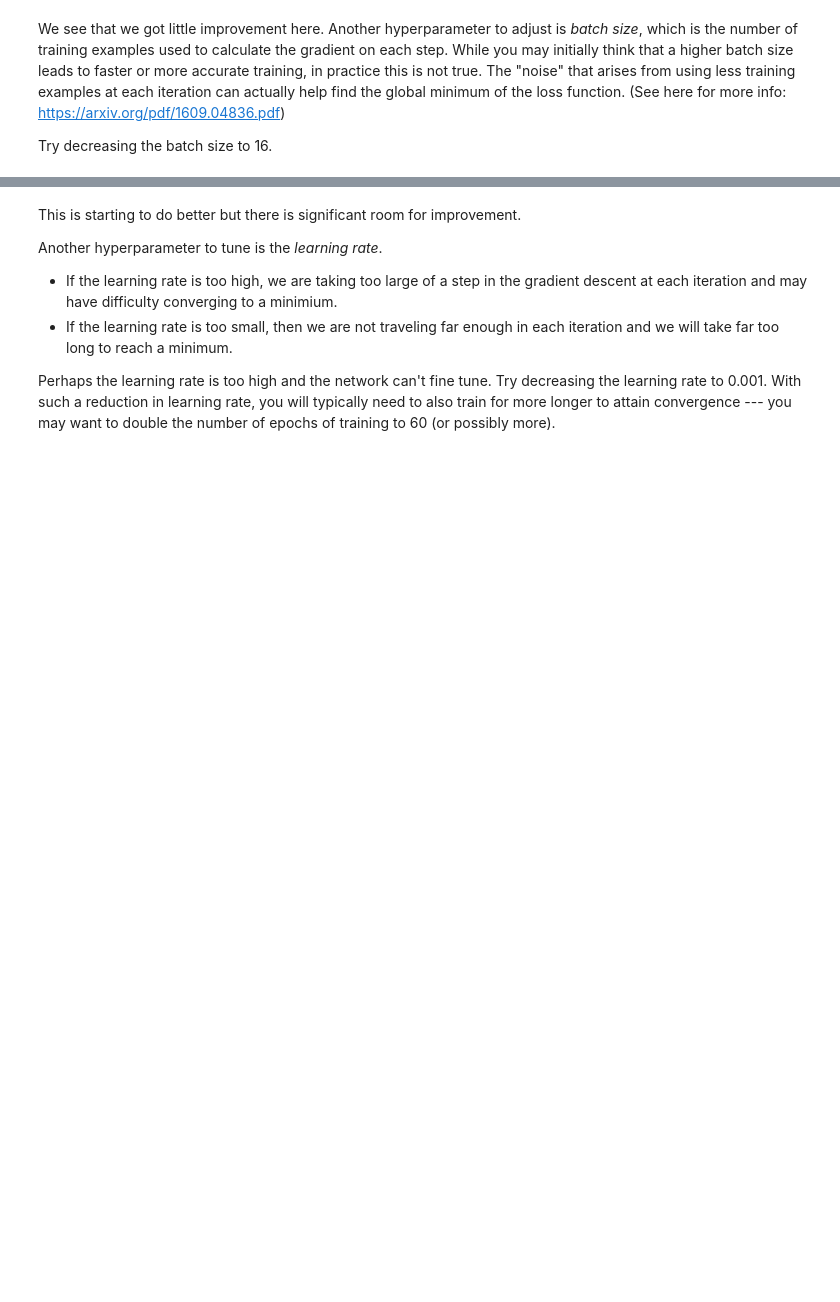
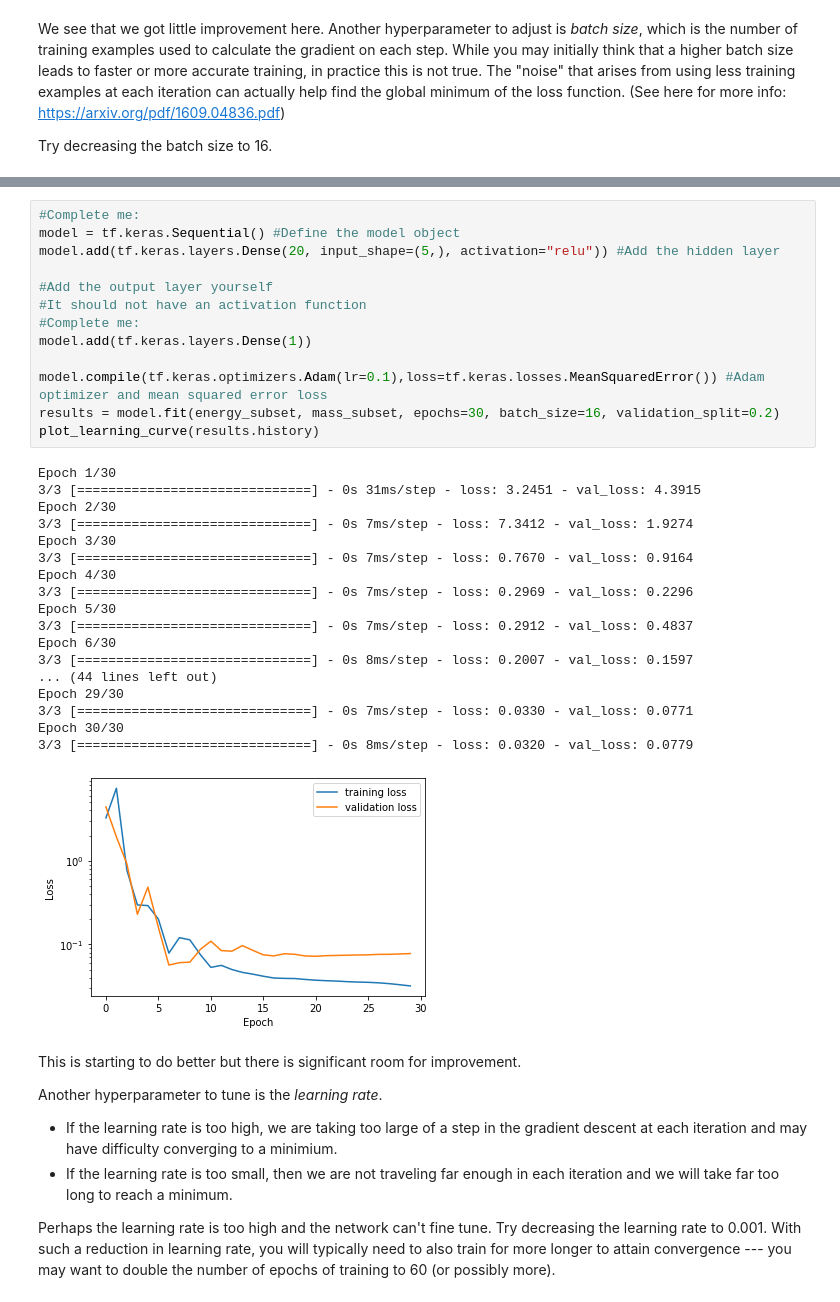
Before and after one commit to iishiishii/MachineLearnECT, a Jupyter notebook: Day 6/hw.ipynb, the cells around one changed output, grey strips where cells are left out. Cells and saved outputs as stored; diff of their text form; blank space fills up the shorter version.

```diff
--- a/Day 6/hw.ipynb
+++ b/Day 6/hw.ipynb
@@ -106,3 +156,35 @@ Try decreasing the batch size to 16.
+# %%
+#Complete me:
+model = tf.keras.Sequential() #Define the model object
+model.add(tf.keras.layers.Dense(20, input_shape=(5,), activation="relu")) #Add the hidden layer
+
+#Add the output layer yourself
+#It should not have an activation function
+#Complete me:
+model.add(tf.keras.layers.Dense(1))
+
+model.compile(tf.keras.optimizers.Adam(lr=0.1),loss=tf.keras.losses.MeanSquaredError()) #Adam optimizer and mean squared error loss
+results = model.fit(energy_subset, mass_subset, epochs=30, batch_size=16, validation_split=0.2)
+plot_learning_curve(results.history)
+# %% [output]
+Epoch 1/30
+3/3 [==============================] - 0s 31ms/step - loss: 3.2451 - val_loss: 4.3915
+Epoch 2/30
+3/3 [==============================] - 0s 7ms/step - loss: 7.3412 - val_loss: 1.9274
+Epoch 3/30
+3/3 [==============================] - 0s 7ms/step - loss: 0.7670 - val_loss: 0.9164
+Epoch 4/30
+3/3 [==============================] - 0s 7ms/step - loss: 0.2969 - val_loss: 0.2296
+Epoch 5/30
+3/3 [==============================] - 0s 7ms/step - loss: 0.2912 - val_loss: 0.4837
+Epoch 6/30
+3/3 [==============================] - 0s 8ms/step - loss: 0.2007 - val_loss: 0.1597
+... (44 lines left out)
+Epoch 29/30
+3/3 [==============================] - 0s 7ms/step - loss: 0.0330 - val_loss: 0.0771
+Epoch 30/30
+3/3 [==============================] - 0s 8ms/step - loss: 0.0320 - val_loss: 0.0779
+[figure, added]
 # %% [markdown]
 This is starting to do better but there is significant room for improvement.
 
```
Also changed, not shown: parts of 25 cells of this notebook, 1 other file.
